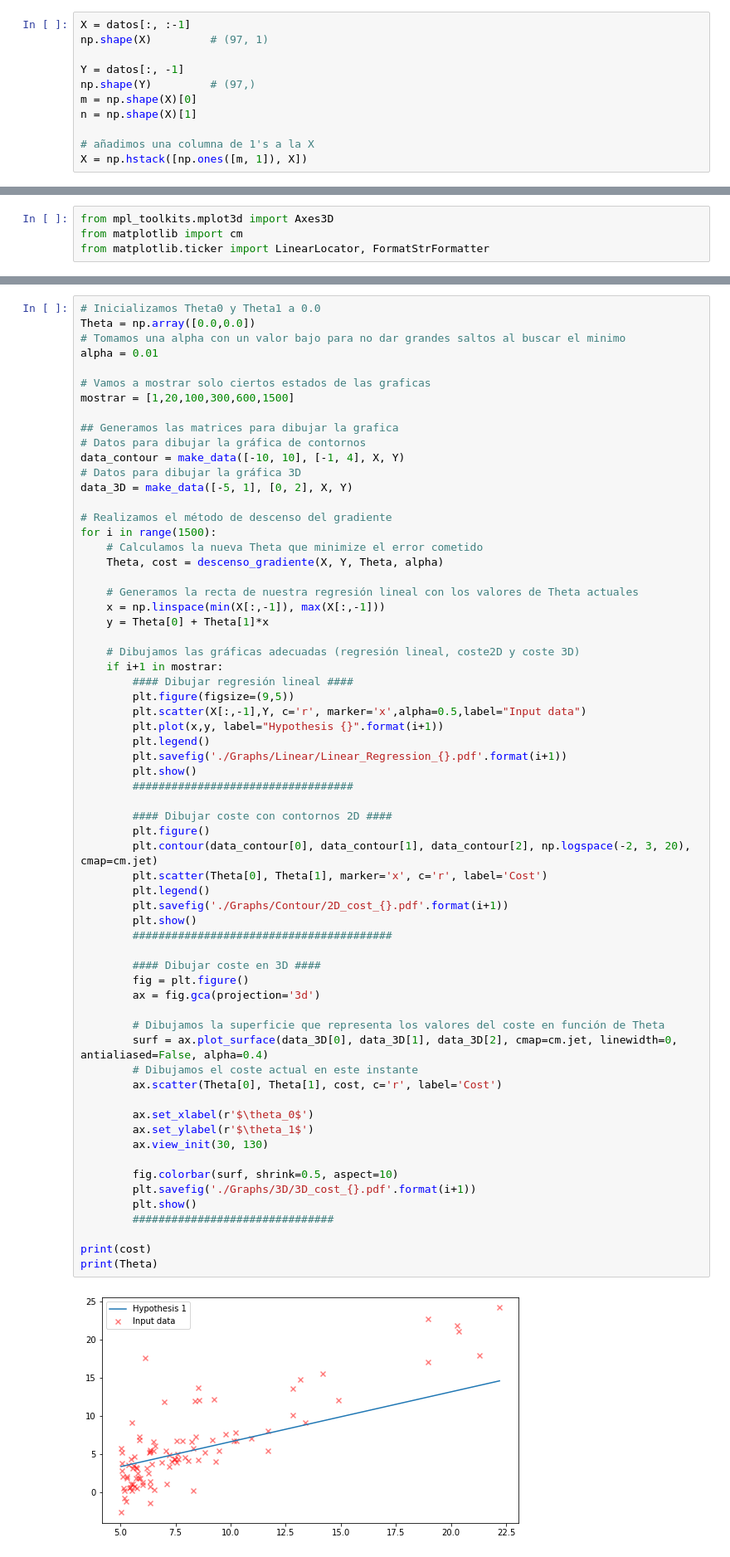
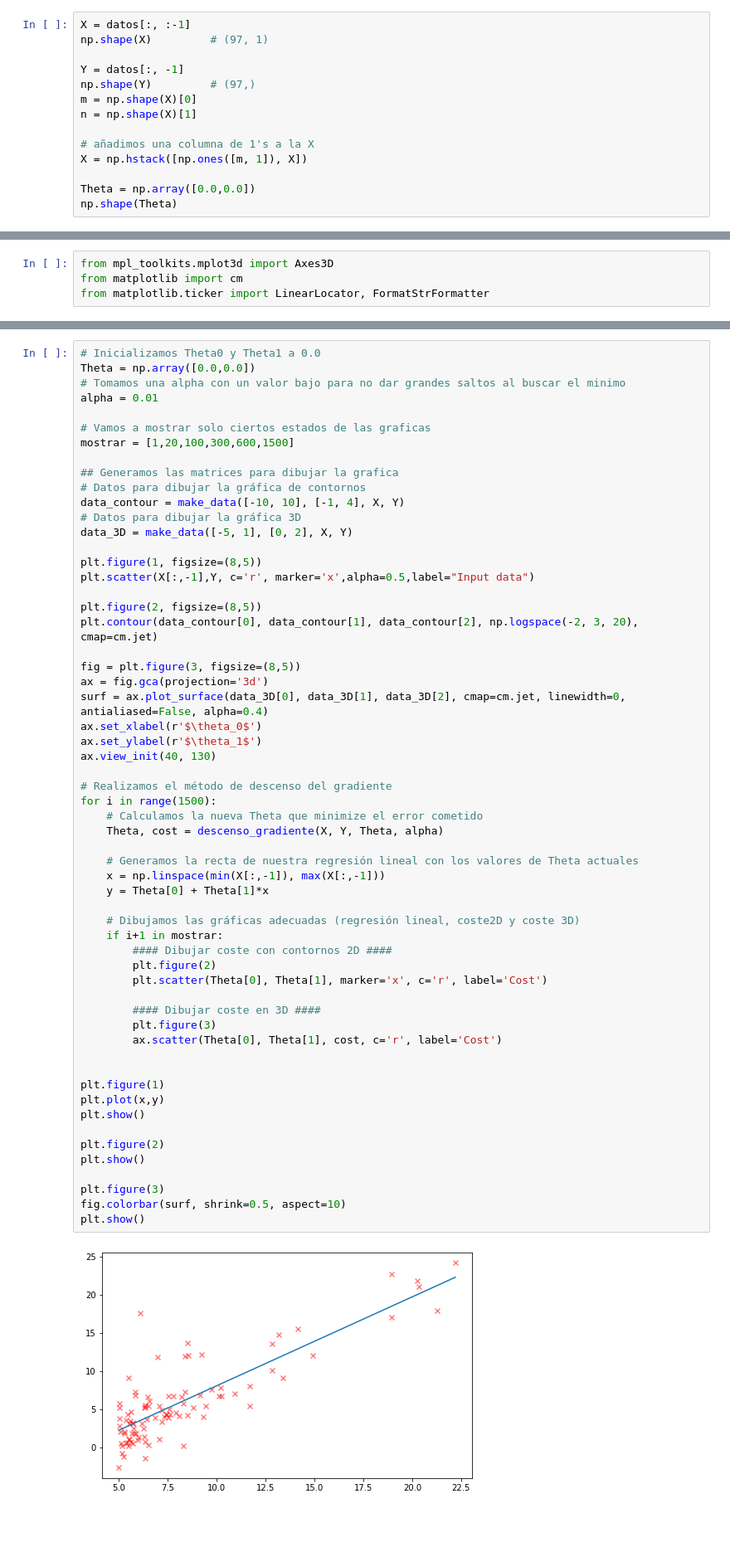
Before and after one commit to pablodll/Aprendizaje-Automatico, a Jupyter notebook: Practica1/Practica1.ipynb, the cells around one changed output, grey strips where cells are left out. Shown at 83% size. Cells and saved outputs as stored; diff of their text form; blank space fills up the shorter version.

```diff
--- a/Practica1/Practica1.ipynb
+++ b/Practica1/Practica1.ipynb
@@ -23,3 +23,6 @@ n = np.shape(X)[1]
 
 # añadimos una columna de 1's a la X
 X = np.hstack([np.ones([m, 1]), X])
+
+Theta = np.array([0.0,0.0])
+np.shape(Theta)
@@ -73,61 +78,55 @@ alpha = 0.01
 
 # Vamos a mostrar solo ciertos estados de las graficas
 mostrar = [1,20,100,300,600,1500]
 
 ## Generamos las matrices para dibujar la grafica
 # Datos para dibujar la gráfica de contornos
 data_contour = make_data([-10, 10], [-1, 4], X, Y)
 # Datos para dibujar la gráfica 3D
 data_3D = make_data([-5, 1], [0, 2], X, Y)
 
+plt.figure(1, figsize=(8,5))
+plt.scatter(X[:,-1],Y, c='r', marker='x',alpha=0.5,label="Input data")
+
+plt.figure(2, figsize=(8,5))
+plt.contour(data_contour[0], data_contour[1], data_contour[2], np.logspace(-2, 3, 20), cmap=cm.jet)
+
+fig = plt.figure(3, figsize=(8,5))
+ax = fig.gca(projection='3d')
+surf = ax.plot_surface(data_3D[0], data_3D[1], data_3D[2], cmap=cm.jet, linewidth=0, antialiased=False, alpha=0.4)
+ax.set_xlabel(r'$\theta_0$')
+ax.set_ylabel(r'$\theta_1$')
+ax.view_init(40, 130)
+
 # Realizamos el método de descenso del gradiente
 for i in range(1500):
     # Calculamos la nueva Theta que minimize el error cometido
     Theta, cost = descenso_gradiente(X, Y, Theta, alpha)
 
     # Generamos la recta de nuestra regresión lineal con los valores de Theta actuales
     x = np.linspace(min(X[:,-1]), max(X[:,-1]))
     y = Theta[0] + Theta[1]*x
 
     # Dibujamos las gráficas adecuadas (regresión lineal, coste2D y coste 3D)
     if i+1 in mostrar:
-        #### Dibujar regresión lineal ####
-        plt.figure(figsize=(9,5))
-        plt.scatter(X[:,-1],Y, c='r', marker='x',alpha=0.5,label="Input data")
-        plt.plot(x,y, label="Hypothesis {}".format(i+1))
-        plt.legend()
-        plt.savefig('./Graphs/Linear/Linear_Regression_{}.pdf'.format(i+1))
-        plt.show()
-        ##################################
-
         #### Dibujar coste con contornos 2D ####
-        plt.figure()
-        plt.contour(data_contour[0], data_contour[1], data_contour[2], np.logspace(-2, 3, 20), cmap=cm.jet)
+        plt.figure(2)
         plt.scatter(Theta[0], Theta[1], marker='x', c='r', label='Cost')
-        plt.legend()
-        plt.savefig('./Graphs/Contour/2D_cost_{}.pdf'.format(i+1))
-        plt.show()
-        ########################################
 
         #### Dibujar coste en 3D ####
-        fig = plt.figure()
-        ax = fig.gca(projection='3d')
-
-        # Dibujamos la superficie que representa los valores del coste en función de Theta
-        surf = ax.plot_surface(data_3D[0], data_3D[1], data_3D[2], cmap=cm.jet, linewidth=0, antialiased=False, alpha=0.4)
-        # Dibujamos el coste actual en este instante
+        plt.figure(3)
         ax.scatter(Theta[0], Theta[1], cost, c='r', label='Cost')
 
-        ax.set_xlabel(r'$\theta_0$')
-        ax.set_ylabel(r'$\theta_1$')
-        ax.view_init(30, 130)
 
-        fig.colorbar(surf, shrink=0.5, aspect=10)
-        plt.savefig('./Graphs/3D/3D_cost_{}.pdf'.format(i+1))
-        plt.show()
-        ###############################
+plt.figure(1)
+plt.plot(x,y)
+plt.show()
 
-print(cost)
-print(Theta)
+plt.figure(2)
+plt.show()
+
+plt.figure(3)
+fig.colorbar(surf, shrink=0.5, aspect=10)
+plt.show()
 # %% [output]
-[figure, old version]
+[figure, new version]
```
Also changed, not shown: parts of 2 cells of this notebook, 1 other file.
